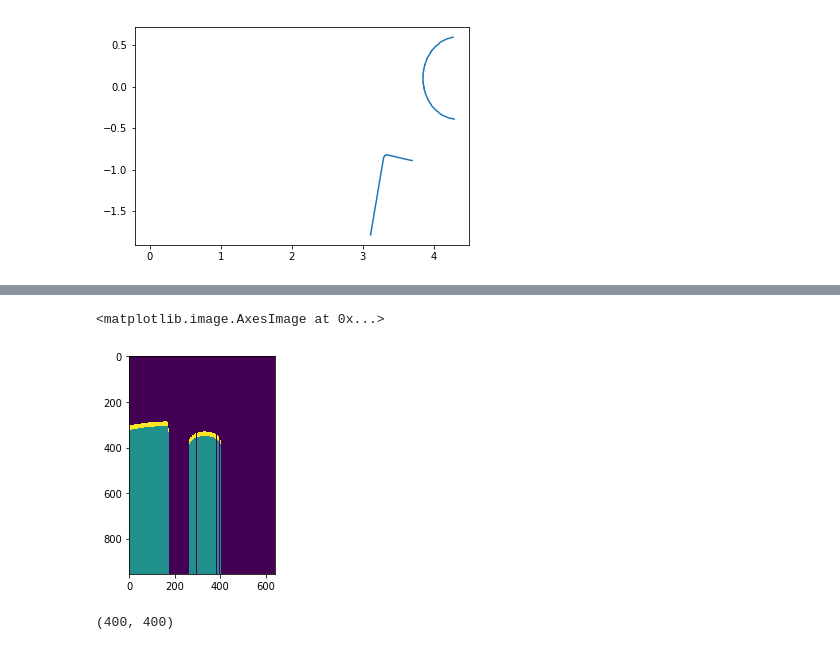
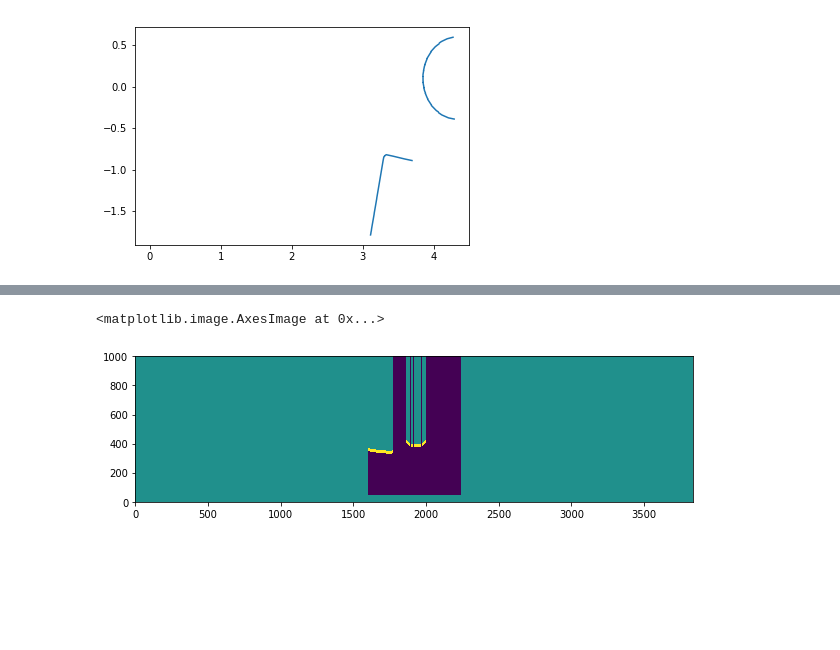
Before and after one commit to atilaromero/ros-explorer, a Jupyter notebook: trab2/src/Untitled.ipynb, the cells around one changed output, grey strips where cells are left out. Cells and saved outputs as stored; diff of their text form; code cells hidden in the pictures; blank space fills up the shorter version.

```diff
--- a/trab2/src/Untitled.ipynb
+++ b/trab2/src/Untitled.ipynb
@@ -65,0 +67,2 @@ array([[ 3.58638954,  3.58474302,  3.58310175, ..., 11.        ,
+# %%
+phimin_index = int((angle_min+np.pi)/angle_increment)
@@ -65,0 +75,5 @@ array([[ 3.58638954,  3.58474302,  3.58310175, ..., 11.        ,
+# %%
+ranges2d = np.zeros(r.shape)
+ranges2d[:,phimin_index:phimin_index+ranges.shape[0]]=ranges
+ranges2d[np.isnan(ranges2d)] = 12
+plt.imshow(ranges2d, origin='lower')
@@ -66,9 +83,7 @@ array([[ 3.58638954,  3.58474302,  3.58310175, ..., 11.        ,
 # %%
 v = np.zeros(r.shape)
-# %%
-v[phi<angle_min] = 0
-v[phi>angle_max] = 0
 # %%
-v[r>rngs] = 0
-v[r<rngs] = -1
-v[np.abs(r-rngs)<0.1] =1
+v[r>ranges2d] = 0
+v[r<ranges2d] = -1
+v[r<range_min] = 0
+v[(ranges2d!=0) & (np.abs(r-ranges2d)<0.1)] =1
@@ -85,5 +90,5 @@ array([[-1., -1., -1., ..., -1., -1., -1.],
 # %%
-plt.imshow(v)
+plt.imshow(v, origin='lower')
 # %% [output]
 <matplotlib.image.AxesImage at 0x...>
-[figure, old version]
+[figure, new version]
@@ -114,5 +94,0 @@ transform = rescale((-45,0),(955,639),(0,angle_min),(100,angle_max),cart2polar(r
-# %%
-z = geometric_transform(v, transform, output_shape=(400,400), mode='constant')
-z.shape
-# %% [output]
-(400, 400)
```
Also changed, not shown: parts of 32 cells of this notebook.
